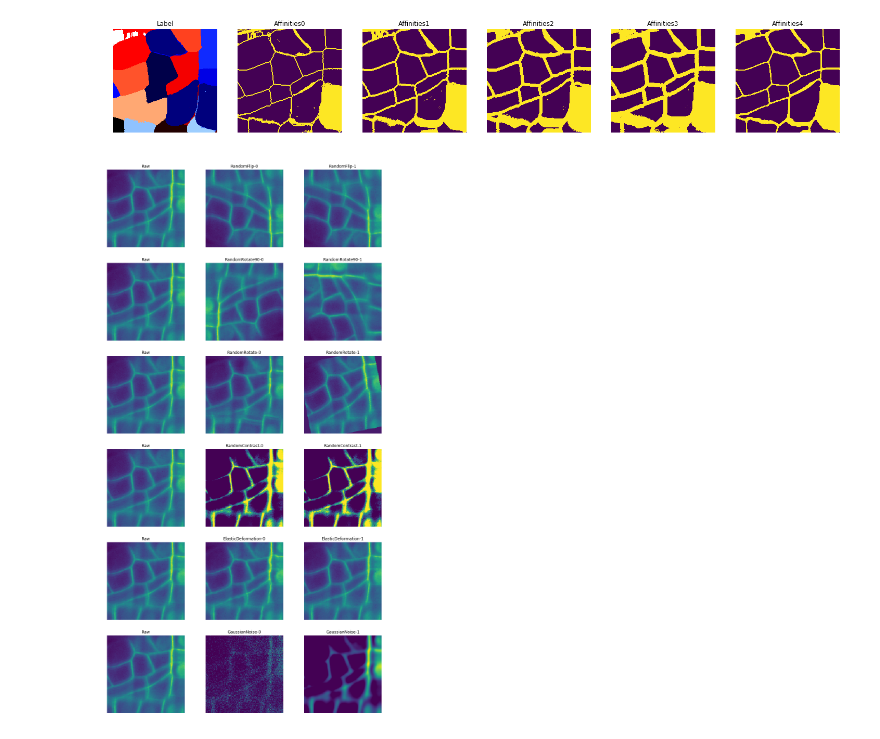
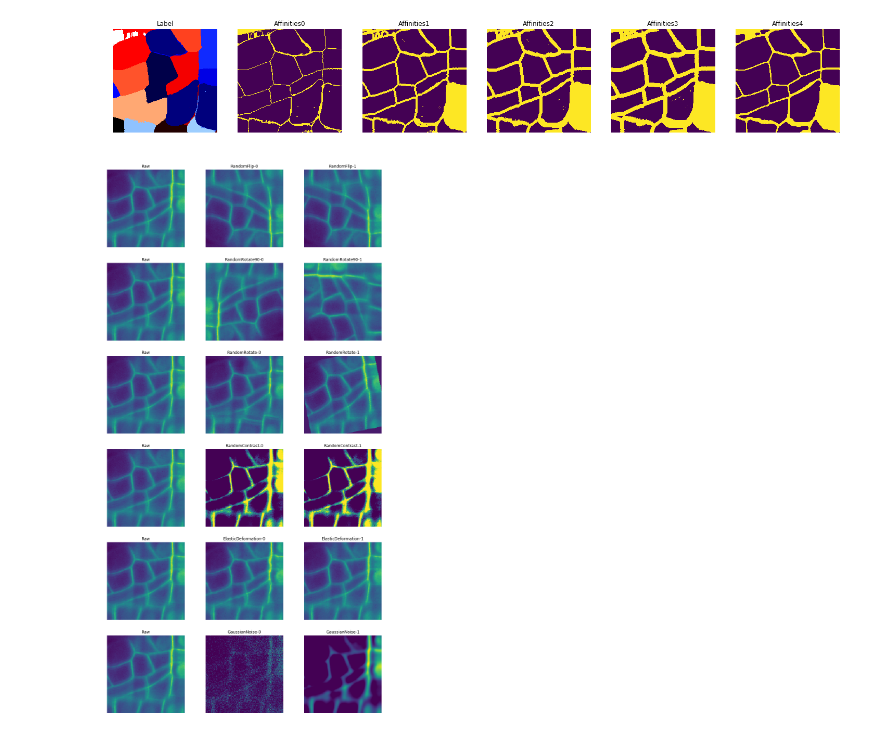
Before and after one commit to wolny/pytorch-3dunet, a Jupyter notebook: augment/transformer-test.ipynb, the cells around one changed output. Drawn from its saved outputs; the diff is of its cells as text; code cells hidden in the pictures.

```diff
--- a/augment/transformer-test.ipynb
+++ b/augment/transformer-test.ipynb
@@ -6,29 +6,29 @@ import numpy as np
 # %%
 # LabelToBoundary demo
 path = '../resources/sample_patch.h5'
 
 with h5py.File(path, 'r') as f:
     label = f['label'][...]
-    t1 = LabelToAffinities(offsets=(2,4,6,8), aggregate_affinities=True)
+    t1 = LabelToAffinities(offsets=[1,4,6,8], aggregate_affinities=True)
     label_transformed1 = t1(label)
 
     sltb = StandardLabelToBoundary(blur=True, sigma=1.3)
     label_transformed1 = np.append(label_transformed1, sltb(label), axis=0)
 
     fig, axes = plt.subplots(1, 6, figsize=(25,  5))
     ax = axes.ravel()
 
     # show label
     ax[0].set_title('Label')
     ax[0].imshow(label[40, ...], cmap='flag')
     ax[0].set_axis_off()
 
     for i in range(label_transformed1.shape[0]):
         ax[i+1].set_title(f'Affinities{i}')
         ax[i+1].imshow(label_transformed1[i, 40, ...])
         ax[i+1].set_axis_off()
 # %% [output]
-[figure, old version]
+[figure, new version]
 # %%
 # demo some of the augmentations
 rs = np.random.RandomState()
```
Also changed, not shown: 2 other files.
